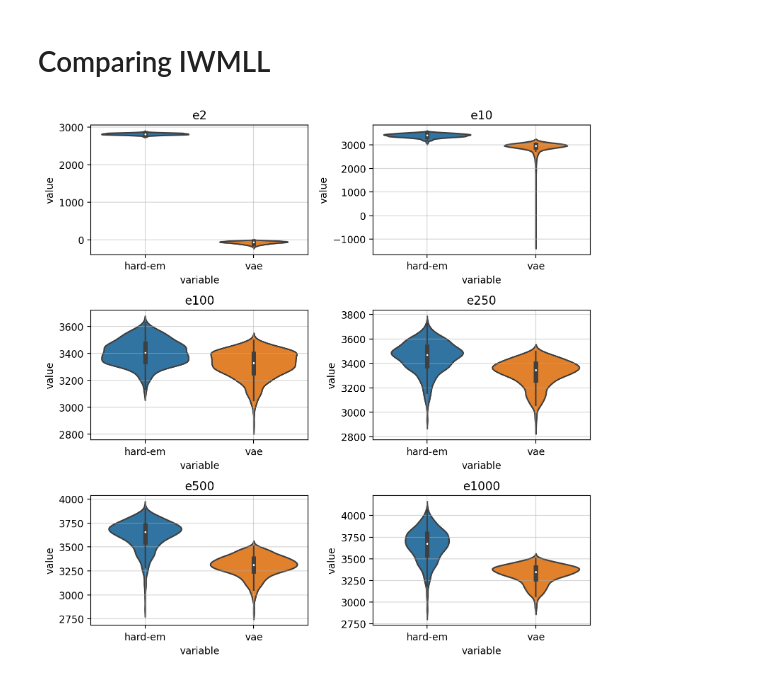
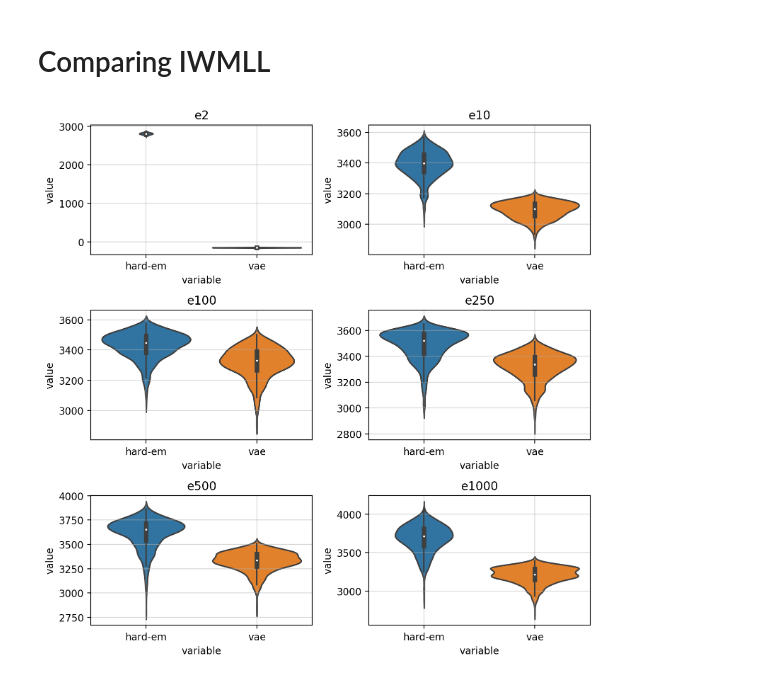
Before and after one commit to gerdm/hard-em-lvm, a Jupyter notebook: notebooks/13-hard-em-ipl-vae-multiple.ipynb, the cells around one changed output. Cells and saved outputs as stored; diff of their text form; code cells hidden in the pictures.

Commit message:
refactor: 13nb
Load results from script

```diff
--- a/notebooks/13-hard-em-ipl-vae-multiple.ipynb
+++ b/notebooks/13-hard-em-ipl-vae-multiple.ipynb
@@ -35,5 +30,5 @@ from tqdm.notebook import tqdm
 %autoreload 2
 %config InlineBackend.figure_format = "retina"
 # %%
-with open("../results.pkl", "rb") as f:
+with open("../results-full.pkl", "rb") as f:
     output = pickle.load(f)
@@ -60,6 +34,0 @@ q_encoder = hlax.models.GaussEncoder(dim_latent)
-# %%
-key = jax.random.PRNGKey(314)
-key_train, key_eval= jax.random.split(key)
-keys_eval = jax.random.split(key_eval, len(X_test))
-
-vmap_neg_iwmll = jax.vmap(hlax.training.neg_iwmll, (0, 0, None, 0, None, None, None))
@@ -92,14 +37,15 @@ for keyv in tqdm(checkpoint_vals):
 # %%
 fig, axs = plt.subplots(3, 2, figsize=(8, 8))
 
+dict_mll_epochs = output["test"]
 for ax, key in zip(axs.ravel(), dict_mll_epochs):
     df_mll = pd.DataFrame.from_dict(dict_mll_epochs[key])
     df_mll.columns = ["hard-em", "vae"]
     sns.violinplot(df_mll.melt(), x="variable", y="value", ax=ax)
     ax.grid(alpha=0.5)
     ax.set_title(key)
 
 # axs[-1, -1].axis("off")
 plt.tight_layout()
 # %% [output]
-[figure, old version]
+[figure, new version]
```
Also changed, not shown: parts of 7 cells of this notebook.
